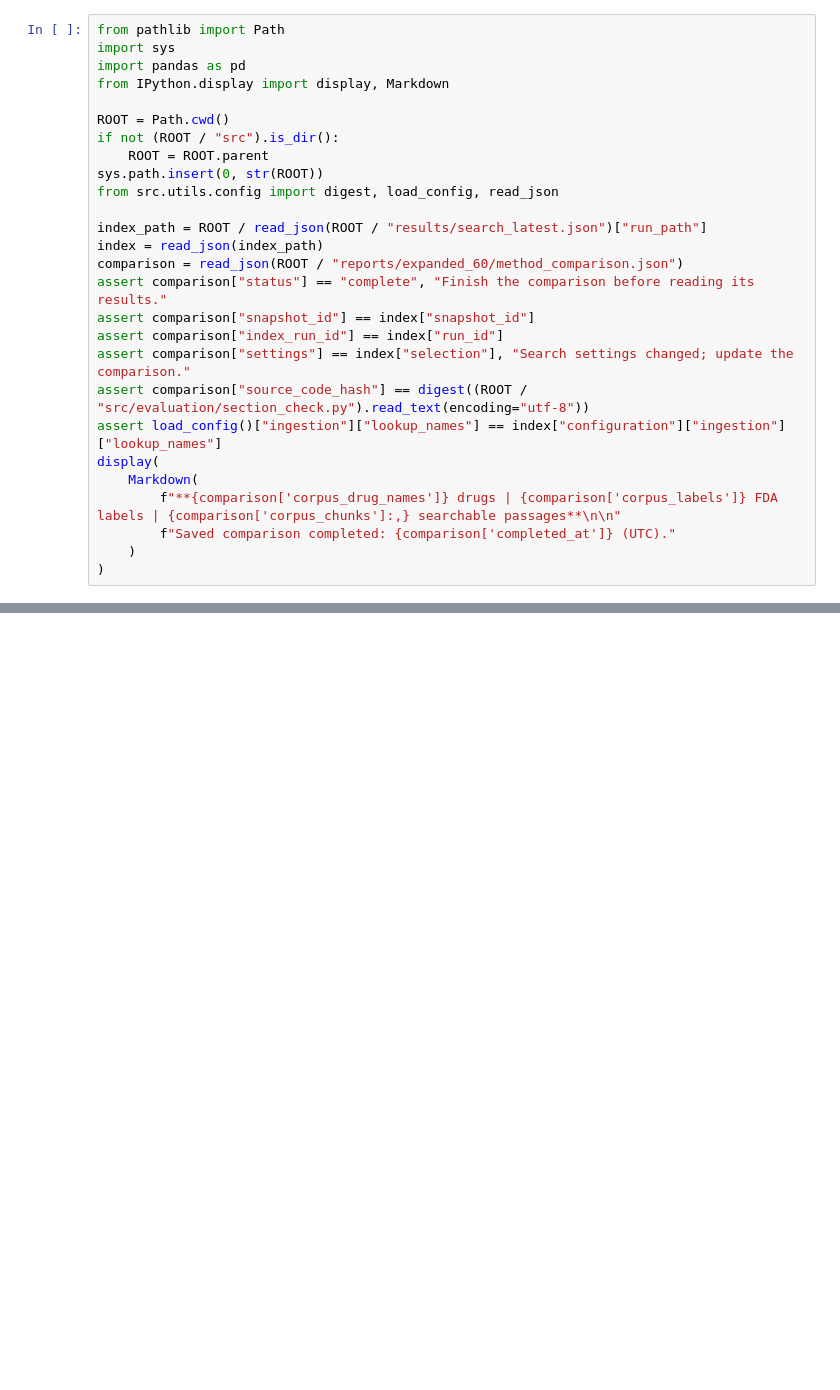
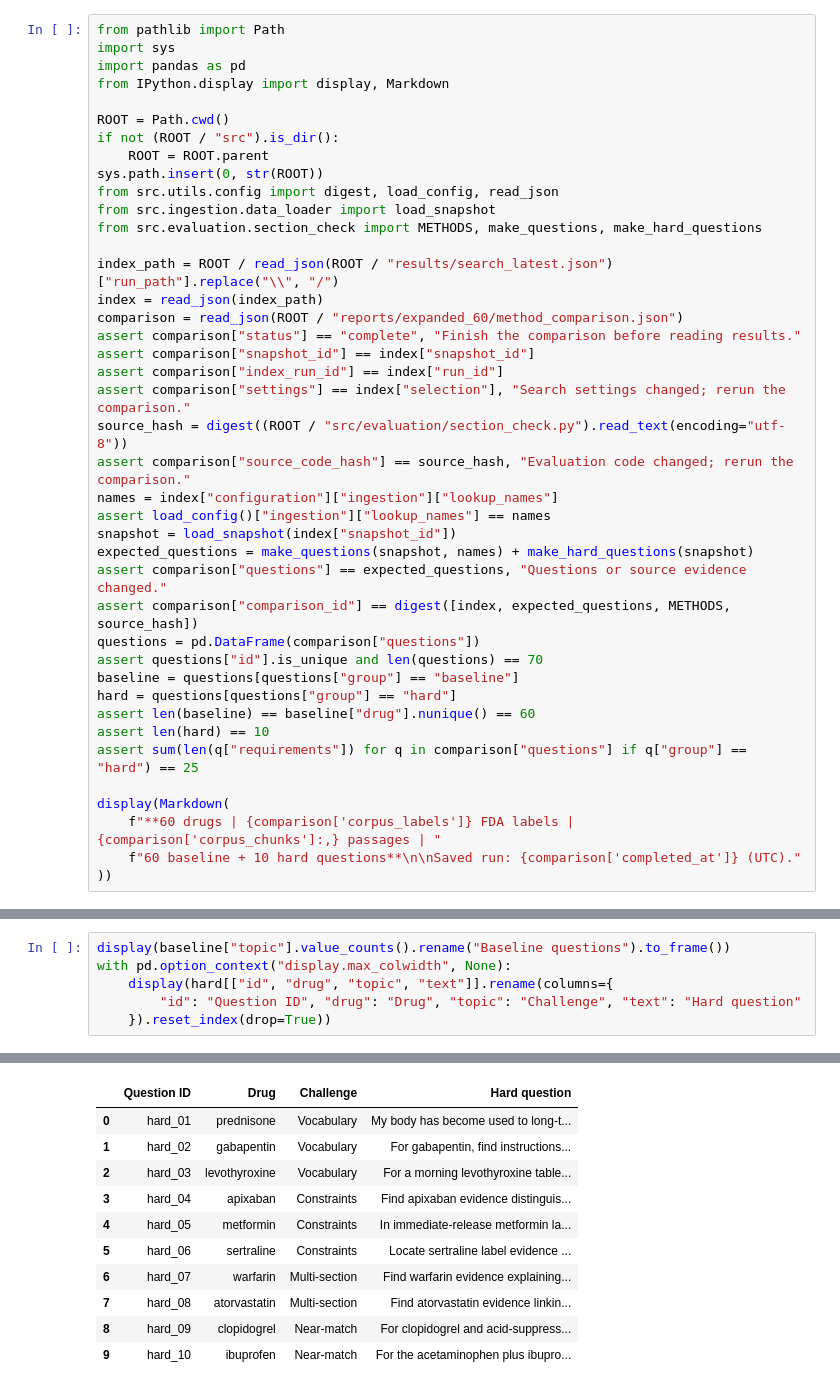
Before and after one commit to suvrazastrovision/DrugAssist, a Jupyter notebook: notebooks/03_retrieval_pipeline_benchmark.ipynb, the cells around one changed output, grey strips where cells are left out. Saved outputs shown, nothing was run; the diff lists cells and outputs as text; blank space fills up the shorter version.

```diff
--- a/notebooks/03_retrieval_pipeline_benchmark.ipynb
+++ b/notebooks/03_retrieval_pipeline_benchmark.ipynb
@@ -17,20 +18,34 @@ if not (ROOT / "src").is_dir():
     ROOT = ROOT.parent
 sys.path.insert(0, str(ROOT))
 from src.utils.config import digest, load_config, read_json
+from src.ingestion.data_loader import load_snapshot
+from src.evaluation.section_check import METHODS, make_questions, make_hard_questions
 
-index_path = ROOT / read_json(ROOT / "results/search_latest.json")["run_path"]
+index_path = ROOT / read_json(ROOT / "results/search_latest.json")["run_path"].replace("\\", "/")
 index = read_json(index_path)
 comparison = read_json(ROOT / "reports/expanded_60/method_comparison.json")
-assert comparison["status"] == "complete", "Finish the comparison before reading its results."
+assert comparison["status"] == "complete", "Finish the comparison before reading results."
 assert comparison["snapshot_id"] == index["snapshot_id"]
 assert comparison["index_run_id"] == index["run_id"]
-assert comparison["settings"] == index["selection"], "Search settings changed; update the comparison."
-assert comparison["source_code_hash"] == digest((ROOT / "src/evaluation/section_check.py").read_text(encoding="utf-8"))
-assert load_config()["ingestion"]["lookup_names"] == index["configuration"]["ingestion"]["lookup_names"]
-display(
-    Markdown(
-        f"**{comparison['corpus_drug_names']} drugs | {comparison['corpus_labels']} FDA labels | {comparison['corpus_chunks']:,} searchable passages**\n\n"
-        f"Saved comparison completed: {comparison['completed_at']} (UTC)."
-    )
-)
+assert comparison["settings"] == index["selection"], "Search settings changed; rerun the comparison."
+source_hash = digest((ROOT / "src/evaluation/section_check.py").read_text(encoding="utf-8"))
+assert comparison["source_code_hash"] == source_hash, "Evaluation code changed; rerun the comparison."
+names = index["configuration"]["ingestion"]["lookup_names"]
+assert load_config()["ingestion"]["lookup_names"] == names
+snapshot = load_snapshot(index["snapshot_id"])
+expected_questions = make_questions(snapshot, names) + make_hard_questions(snapshot)
+assert comparison["questions"] == expected_questions, "Questions or source evidence changed."
+assert comparison["comparison_id"] == digest([index, expected_questions, METHODS, source_hash])
+questions = pd.DataFrame(comparison["questions"])
+assert questions["id"].is_unique and len(questions) == 70
+baseline = questions[questions["group"] == "baseline"]
+hard = questions[questions["group"] == "hard"]
+assert len(baseline) == baseline["drug"].nunique() == 60
+assert len(hard) == 10
+assert sum(len(q["requirements"]) for q in comparison["questions"] if q["group"] == "hard") == 25
+
+display(Markdown(
+    f"**60 drugs | {comparison['corpus_labels']} FDA labels | {comparison['corpus_chunks']:,} passages | "
+    f"60 baseline + 10 hard questions**\n\nSaved run: {comparison['completed_at']} (UTC)."
+))
 # %% [output]
@@ -166,0 +68,7 @@ To refresh only this notebook's tables and chart, use `uv run --locked --extra r
+# %%
+display(baseline["topic"].value_counts().rename("Baseline questions").to_frame())
+with pd.option_context("display.max_colwidth", None):
+    display(hard[["id", "drug", "topic", "text"]].rename(columns={
+        "id": "Question ID", "drug": "Drug", "topic": "Challenge", "text": "Hard question"
+    }).reset_index(drop=True))
+# %% [output]
@@ -166,0 +80,11 @@ To refresh only this notebook's tables and chart, use `uv run --locked --extra r
+|  | Question ID | Drug | Challenge | Hard question |
+| 0 | hard_01 | prednisone | Vocabulary | My body has become used to long-t... |
+| 1 | hard_02 | gabapentin | Vocabulary | For gabapentin, find instructions... |
+| 2 | hard_03 | levothyroxine | Vocabulary | For a morning levothyroxine table... |
+| 3 | hard_04 | apixaban | Constraints | Find apixaban evidence distinguis... |
+| 4 | hard_05 | metformin | Constraints | In immediate-release metformin la... |
+| 5 | hard_06 | sertraline | Constraints | Locate sertraline label evidence ... |
+| 6 | hard_07 | warfarin | Multi-section | Find warfarin evidence explaining... |
+| 7 | hard_08 | atorvastatin | Multi-section | Find atorvastatin evidence linkin... |
+| 8 | hard_09 | clopidogrel | Near-match | For clopidogrel and acid-suppress... |
+| 9 | hard_10 | ibuprofen | Near-match | For the acetaminophen plus ibupro... |
```
Also changed, not shown: parts of 28 cells of this notebook, 5 other files.
